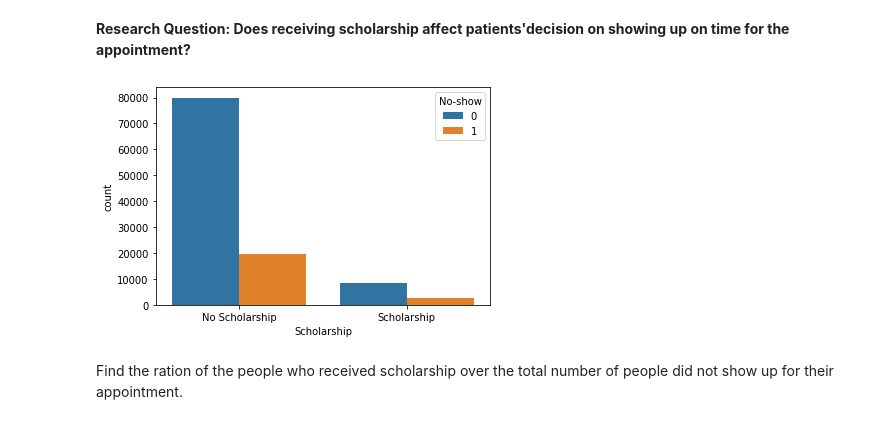
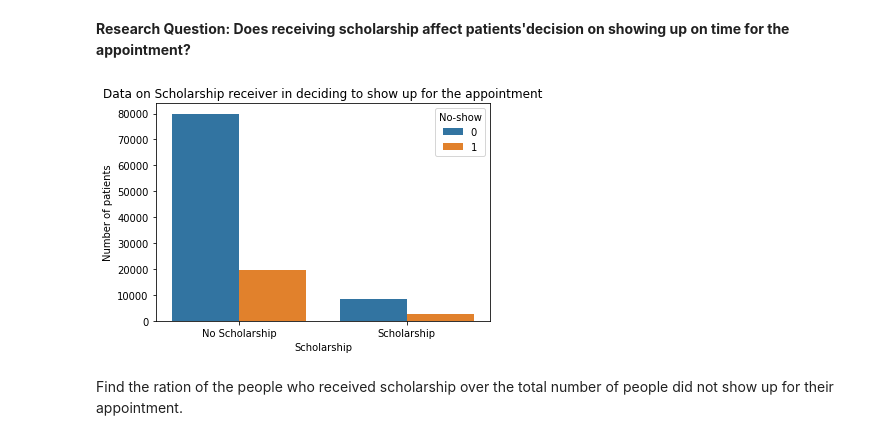
Before and after one commit to huonghuynh93/Udacity--Data-Analyst-Nanodegree, a Jupyter notebook: Project 2.ipynb, the cells around one changed output. Saved outputs shown, nothing was run; the diff lists cells and outputs as text; code cells hidden in the pictures.

```diff
--- a/Project 2.ipynb
+++ b/Project 2.ipynb
@@ -311,9 +314,11 @@ len(df[(df['No-show']== 0) & (df['SMS_received']==1)])/len(df[df['No-show']==0])
 <b>Research Question: Does receiving scholarship affect patients'decision on showing up on time for the appointment?
 # %%
 sns.countplot(x='Scholarship', hue='No-show',data=df)
-plt.xticks([0,1],['No Scholarship','Scholarship']);
+plt.xticks([0,1],['No Scholarship','Scholarship'])
+plt.title("Data on Scholarship receiver in deciding to show up for the appointment")
+plt.ylabel("Number of patients");
 # %% [output]
-[figure, old version]
+[figure, new version]
 # %% [markdown]
 Find the ration of the people who received scholarship over the total number of people did not show up for their appointment.
 # %%
```
Also changed, not shown: parts of 12 cells of this notebook, 1 other file.
